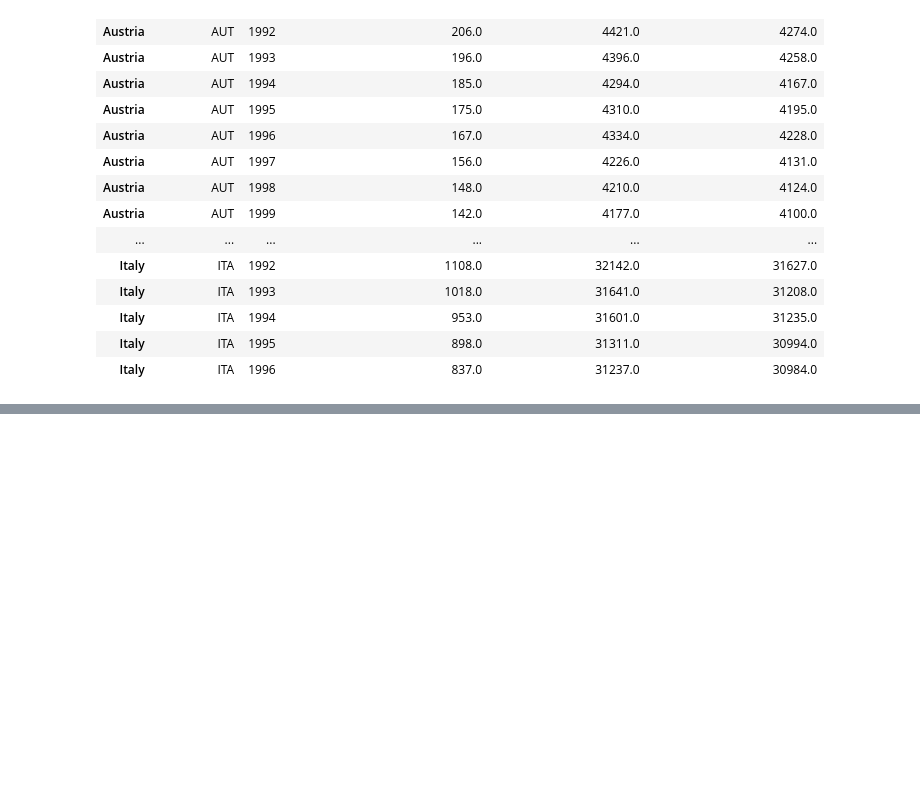
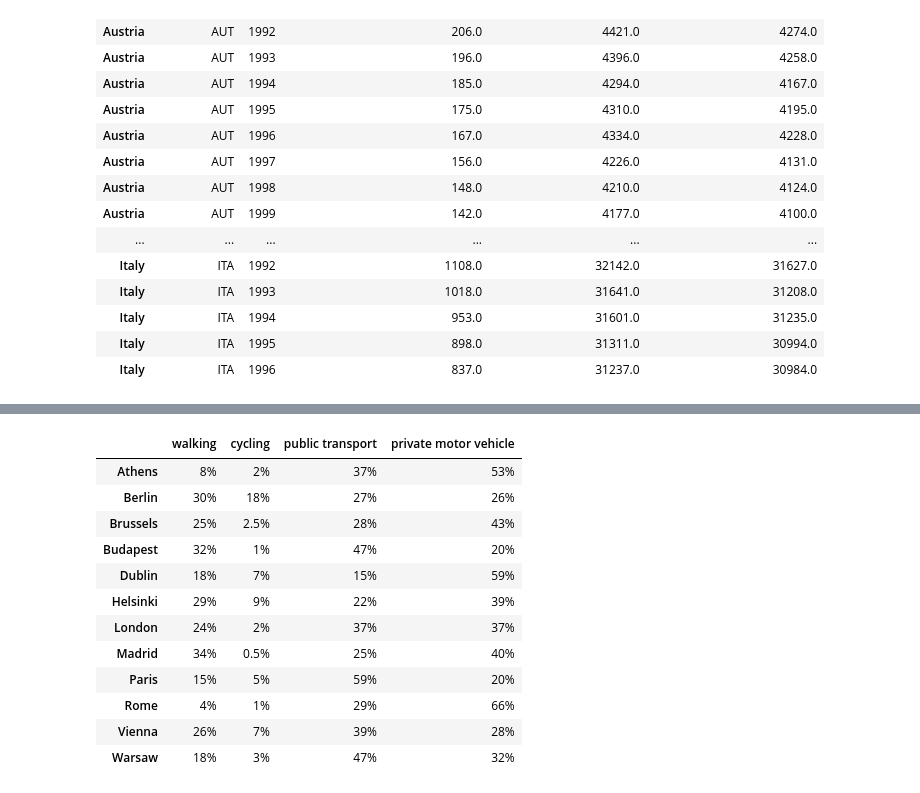
Before and after one commit to vonate5/air-pollution, a Jupyter notebook: code/final_project_test2.ipynb, the cells around one changed output, grey strips where cells are left out. Cells and saved outputs as stored; diff of their text form; code cells hidden in the pictures; blank space fills up the shorter version.

```diff
--- a/code/final_project_test2.ipynb
+++ b/code/final_project_test2.ipynb
@@ -280,0 +431,27 @@ cd
+# %%
+df_modal_new=df_modal.drop(['Adelaide','Atlanta','Auckland','Baltimore','Beijing','Barcelona','Beijing',
+                            'Belgrade','Brisbane','Bogota','Boston','Calgary','Chicago','Cologne',
+                            'Dallas','Daejeon','Delhi',
+                            'Detroit','Edmonton','Hamburg','Hong Kong','Houston',
+                            'Indianapolis','Kuala Lumpur','Las Vegas','Los Angeles',
+                            'Manila','Jakarta','Melbourne','Miami','Minsk','Montreal',
+                            'Mumbai','Munich','New York City','Osaka','Ottawa','Perth','Philadelphia',
+                            'Phoenix','Portland','Prague','Rio de Janeiro','San Antonio','Milan','San Antonio',
+                            'San Diego','Sofia','San Francisco','San Jose','Santiago','São Paulo','Seattle','Seoul',
+                            'Shanghai','Singapore','Sydney','Taipei','Tokyo','Toronto','Vancouver','Washington, D.C.'])
+# %%
+df_modal_new
+# %% [output]
+|  | walking | cycling | public transport | private motor vehicle |
+| Athens | 8% | 2% | 37% | 53% |
+| Berlin | 30% | 18% | 27% | 26% |
+| Brussels | 25% | 2.5% | 28% | 43% |
+| Budapest | 32% | 1% | 47% | 20% |
+| Dublin | 18% | 7% | 15% | 59% |
+| Helsinki | 29% | 9% | 22% | 39% |
+| London | 24% | 2% | 37% | 37% |
+| Madrid | 34% | 0.5% | 25% | 40% |
+| Paris | 15% | 5% | 59% | 20% |
+| Rome | 4% | 1% | 29% | 66% |
+| Vienna | 26% | 7% | 39% | 28% |
+| Warsaw | 18% | 3% | 47% | 32% |
```
Also changed, not shown: parts of 31 cells of this notebook, 9 other files.
